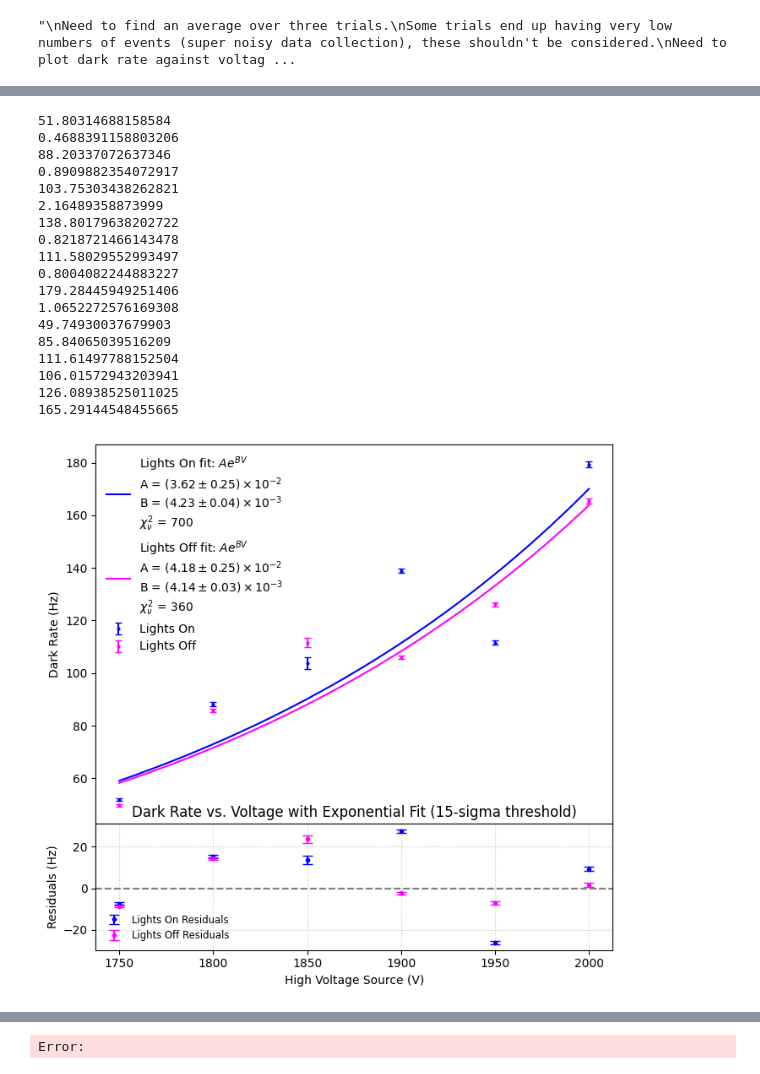
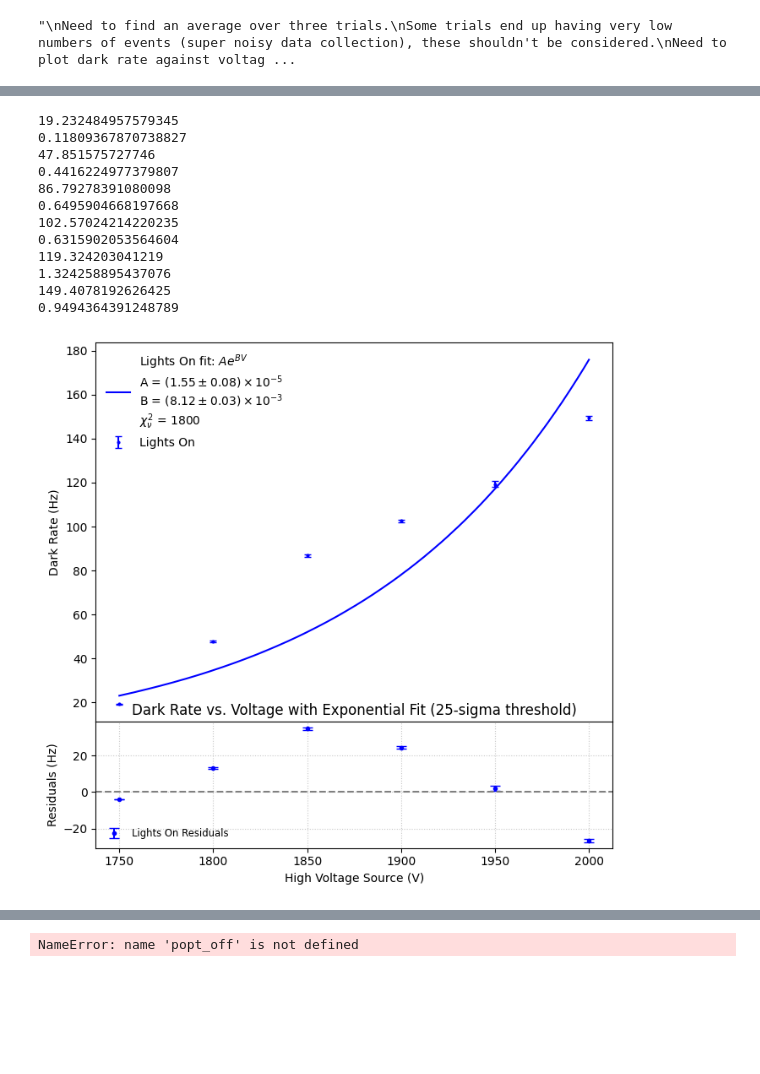
Before and after one commit to hhuckvale/DMProject, a Jupyter notebook: PMT_Characteristics/DarkRate/DarkRateCalc_final_events_on_only.ipynb, the cells around one changed output, grey strips where cells are left out. Cells and saved outputs as stored; diff of their text form; code cells hidden in the pictures; blank space fills up the shorter version.

Commit message:
dark rate

```diff
--- a/PMT_Characteristics/DarkRate/DarkRateCalc_final_events_on_only.ipynb
+++ b/PMT_Characteristics/DarkRate/DarkRateCalc_final_events_on_only.ipynb
@@ -59,14 +59,15 @@ Name: date+note+voltage+10000+trialnumber+lights+clean.csv
 
 #eliminate files with less than 1000 events in after cleaning.
 
-#allfiles = glob.glob('PMT1_Cleaned_16/*cleaned.csv')
-#allfiles = glob.glob('ProcessedPMT2/*3.csv')
-allfiles = glob.glob('AllCuts15SigmaUSETHISDATA/*cleaned.csv')
+#allfiles = glob.glob('PMT4_Cleaned_timeabove_10ns/*cleaned.csv')
+#allfiles = glob.glob('PMT4_Cleaned_allTgreaterthan0/*cleaned.csv')
+allfiles = glob.glob('PMT5_Cleaned_TTabovecut/*cleaned.csv')
+#allfiles = glob.glob('AllCuts15SigmaUSETHISDATA/*cleaned.csv')
 enough_events = []
 
 for f in allfiles:
     df = pd.read_csv(f)
-    if len(df)<1000:
+    if len(df)<500:
         print(f"Discarding {f}, only {len(df)} events after cleaning")
         continue
     enough_events.append(f)
@@ -120,7 +118,7 @@ for file in enough_events:
     print(DR_err)
 
 # disregard dark rate value out of average if an anomaly
-    if dark_rate > 500:
+    if dark_rate > 3000:
         print(f"Discarding {file} due to unusual dark rate = {dark_rate:.3f}Hz")
         continue
 
@@ -261,7 +259,7 @@ V_fit_off = voltages_off_np[finite_mask_off]
 Rate_fit_off = average_rate_off_np[finite_mask_off]
 Err_fit_off = average_err_off_np[finite_mask_off]
 
-
+'''
 try:
     popt_off, pcov_off = curve_fit(
         f=exponential,
@@ -279,7 +277,7 @@ except RuntimeError:
 
 V_dense_off = np.linspace(np.min(V_fit_off), np.max(V_fit_off), 1000)
 Rate_dense_off = exponential(V_dense_off, *popt_off)
-
+'''
 fig, (ax_main, ax_res) = plt.subplots(
     nrows=2,
     ncols=1,
@@ -311,7 +309,7 @@ if popt_on is not None:
         color='blue',
         label='Lights On Residuals'
     )
-
+'''
 # 2. Calculate and Plot Lights Off Residuals
 if popt_off is not None:
     residuals_off = Rate_fit_off - rate_fit_off_points
@@ -326,7 +324,7 @@ if popt_off is not None:
         color='magenta',
         label='Lights Off Residuals'
     )
-
+'''
 # ---- Chi-squared: Lights ON ----
 chi2_on = None
 chi2nu_on = None
@@ -337,7 +335,7 @@ if popt_on is not None:
     nu_on = len(Rate_fit_on[non_zero]) - len(popt_on)
     chi2nu_on = chi2_on / nu_on
 
-
+'''
 # ---- Chi-squared: Lights OFF ----
 chi2_off = None
 chi2nu_off = None
@@ -347,7 +345,7 @@ if popt_off is not None:
     chi2_off = np.sum((residuals_off[non_zero] / Err_fit_off[non_zero])**2)
     nu_off = len(Rate_fit_off[non_zero]) - len(popt_off)
     chi2nu_off = chi2_off / nu_off
-
+'''
 # corect decimal places
 def fmt_sig_figs(val, n=2):
     """Rounds a number to n significant figures and returns as a string."""
@@ -429,7 +427,7 @@ if popt_on is not None:
     )
     if chi2nu_on is not None:
         label_on += f'\n$\chi^2_\\nu$ = {fmt_sig_figs(chi2nu_on, n=2)}'
-
+'''
 # ---- Lights OFF fit ----
 if popt_off is not None:
     a_tex_off = format_scientific_latex(popt_off[0], perr_off[0], n=2)
@@ -443,6 +441,7 @@ if popt_off is not None:
     if chi2nu_off is not None:
         label_off += f'\n$\chi^2_\\nu$ = {fmt_sig_figs(chi2nu_off, n=2)}'
 
+'''
 '''
 # ---- Lights ON fit ----
 if popt_on is not None:
@@ -471,17 +470,17 @@ if popt_off is not None:
 '''
 
 ax_main.errorbar(voltages_on, average_rate_on, yerr = average_err_on, ms=2, capsize=3, fmt='o', color='blue', label = 'Lights On')
-ax_main.errorbar(voltages_off, average_rate_off, yerr=average_err_off, ms=2, capsize=3, fmt='o', color='magenta', label = 'Lights Off')
+#ax_main.errorbar(voltages_off, average_rate_off, yerr=average_err_off, ms=2, capsize=3, fmt='o', color='magenta', label = 'Lights Off')
 if popt_on is not None:
     #ax_main.plot(V_dense_on, Rate_dense_on, 'b-', label=(r'Rate = $A \cdot e^{B \cdot V}$' + f':  A = {popt_on[0]:.4e} ± {perr_on[0]:.4e} , B = {popt_on[1]:.4e} ± {perr_on[1]:.4e}'))
     ax_main.plot(V_dense_on, Rate_dense_on, 'b-', label=label_on)
 # Plot the 'Lights Off' fit line, connecting the fitted points
-if popt_off is not None:
+#if popt_off is not None:
     #ax_main.plot(V_dense_off, Rate_dense_off, color='magenta', linestyle='-', label=(r'Rate = $A \cdot e^{B \cdot V}$' + f': A = {popt_off[0]:.4e} ± {perr_off[0]:.4e} , B = {popt_off[1]:.4e} ± {perr_off[1]:.4e}'))
-    ax_main.plot(V_dense_off, Rate_dense_off, color='magenta', linestyle='-', label=label_off)
+ #   ax_main.plot(V_dense_off, Rate_dense_off, color='magenta', linestyle='-', label=label_off)
 plt.xlabel('High Voltage Source (V)')
 ax_main.set_ylabel('Dark Rate (Hz)')
-plt.title('Dark Rate vs. Voltage with Exponential Fit (15-sigma threshold)')
+plt.title('Dark Rate vs. Voltage with Exponential Fit (25-sigma threshold)')
 ax_main.legend(loc='upper left', fontsize='medium', frameon=False)
 # Remove the x-axis tick labels for the main plot since the x-axis is shared
 
@@ -542,50 +541,44 @@ if popt_on is not None:
         print("Cannot calculate Chi-squared for Lights Off: all errors are zero.")
 
 if popt_on is not None:
     N_on = len(V_fit_on)
     P = len(popt_on)
     nu_on = N_on - P
 
     print("\n## Lights On Fit Parameters")
     # ... (Your existing A, B, C prints) ...
 
     if chi2_on is not None and nu_on > 0:
         chi2_nu_on = chi2_on / nu_on
         print(f"\nChi-Squared ($\chi^2$): {chi2_on:.3e}")
         print(f"Degrees of Freedom ($\nu$): {nu_on}")
         print(f"Reduced Chi-Squared ($\chi^2_\nu$): {chi2_nu_on:.3e}")
 
 if popt_off is not None:
     N_off = len(V_fit_off)
     P = len(popt_off)
     nu_off = N_off - P
 
     print("\n## Lights Off Fit Parameters")
     # ... (Your existing A, B, C prints) ...
 
     if chi2_off is not None and nu_off > 0:
         chi2_nu_off = chi2_off / nu_off
         print(f"\nChi-Squared ($\chi^2$): {chi2_off:.3f}")
         print(f"Degrees of Freedom ($\nu$): {nu_off}")
         print(f"Reduced Chi-Squared ($\chi^2_\nu$): {chi2_nu_off:.3f}")
 # %% [output]
-51.80314688158584
-0.4688391158803206
-88.20337072637346
-0.8909882354072917
-103.75303438262821
-2.16489358873999
-138.80179638202722
-0.8218721466143478
-111.58029552993497
-0.8004082244883227
-179.28445949251406
-1.0652272576169308
-49.74930037679903
-85.84065039516209
-111.61497788152504
-106.01572943203941
-126.08938525011025
-165.29144548455665
+19.232484957579345
+0.11809367870738827
+47.851575727746
+0.4416224977379807
+86.79278391080098
+0.6495904668197668
+102.57024214220235
+0.6315902053564604
+119.324203041219
+1.324258895437076
+149.4078192626425
+0.9494364391248789
-[figure, old version]
+[figure, new version]
 ##  Lights On Fit Parameters
@@ -608 +587 @@ u$): 361.473
-Error:
+NameError: name 'popt_off' is not defined
```
Also changed, not shown: parts of 3 cells of this notebook, 18 other files.
